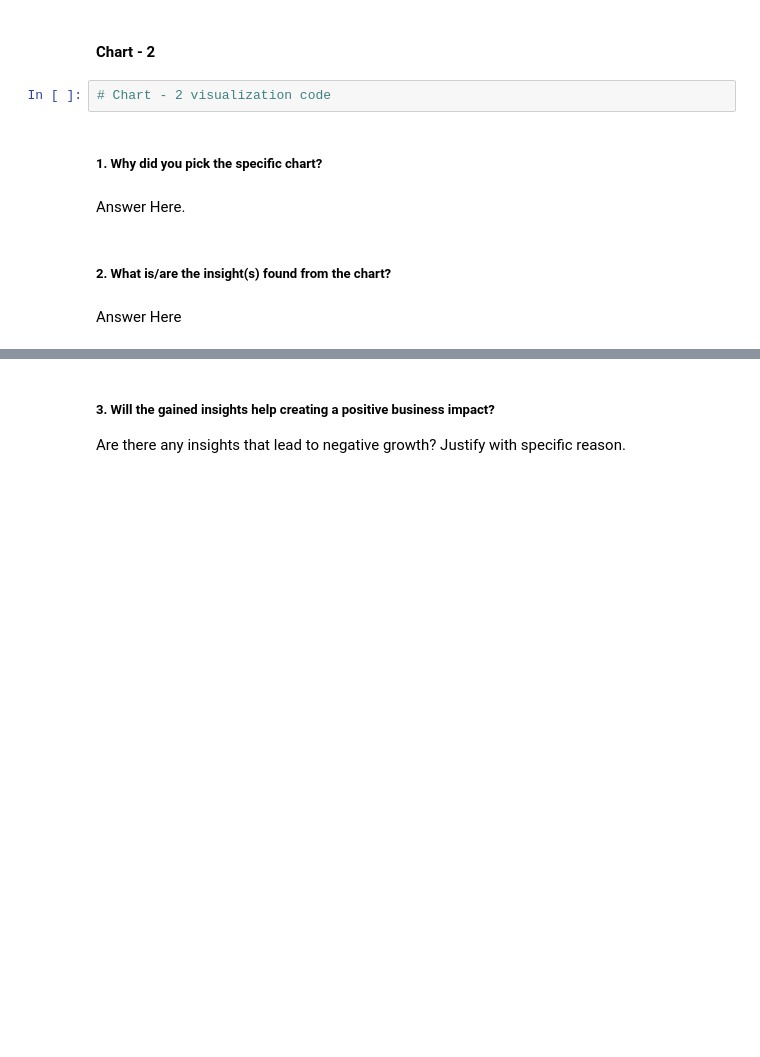
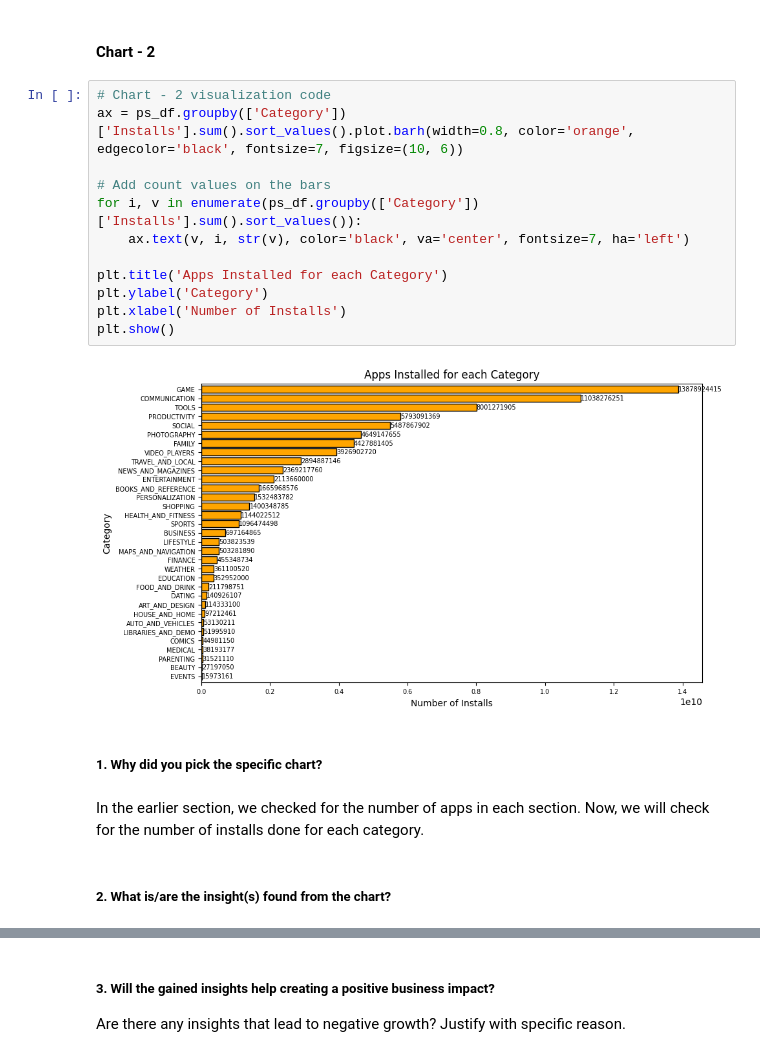
Before and after one commit to gawandegaurav60/Play-Store-Review-Analysis-EDA, a Jupyter notebook: Play_Store_App_Review_Exploratory_Data_Analysis.ipynb, the cells around one changed output, grey strips where cells are left out. Drawn from its saved outputs; the diff is of its cells as text; blank space fills up the shorter version.

```diff
--- a/Play_Store_App_Review_Exploratory_Data_Analysis.ipynb
+++ b/Play_Store_App_Review_Exploratory_Data_Analysis.ipynb
@@ -666,13 +667,23 @@ Are there any insights that lead to negative growth? Justify with specific reaso
 Answer Here
 # %% [markdown]
 #### Chart - 2
-# %%
-# Chart - 2 visualization code
+# %%
+# Chart - 2 visualization code
+ax = ps_df.groupby(['Category'])['Installs'].sum().sort_values().plot.barh(width=0.8, color='orange', edgecolor='black', fontsize=7, figsize=(10, 6))
+
+# Add count values on the bars
+for i, v in enumerate(ps_df.groupby(['Category'])['Installs'].sum().sort_values()):
+    ax.text(v, i, str(v), color='black', va='center', fontsize=7, ha='left')
+
+plt.title('Apps Installed for each Category')
+plt.ylabel('Category')
+plt.xlabel('Number of Installs')
+plt.show()
+# %% [output]
+[figure, added]
 # %% [markdown]
 ##### 1. Why did you pick the specific chart?
-# %% [markdown]
-Answer Here.
+# %% [markdown]
+In the earlier section, we checked for the number of apps in each section. Now, we will check for the number of installs done for each category.
 # %% [markdown]
 ##### 2. What is/are the insight(s) found from the chart?
-# %% [markdown]
-Answer Here
```
Also changed, not shown: parts of 53 cells of this notebook.
